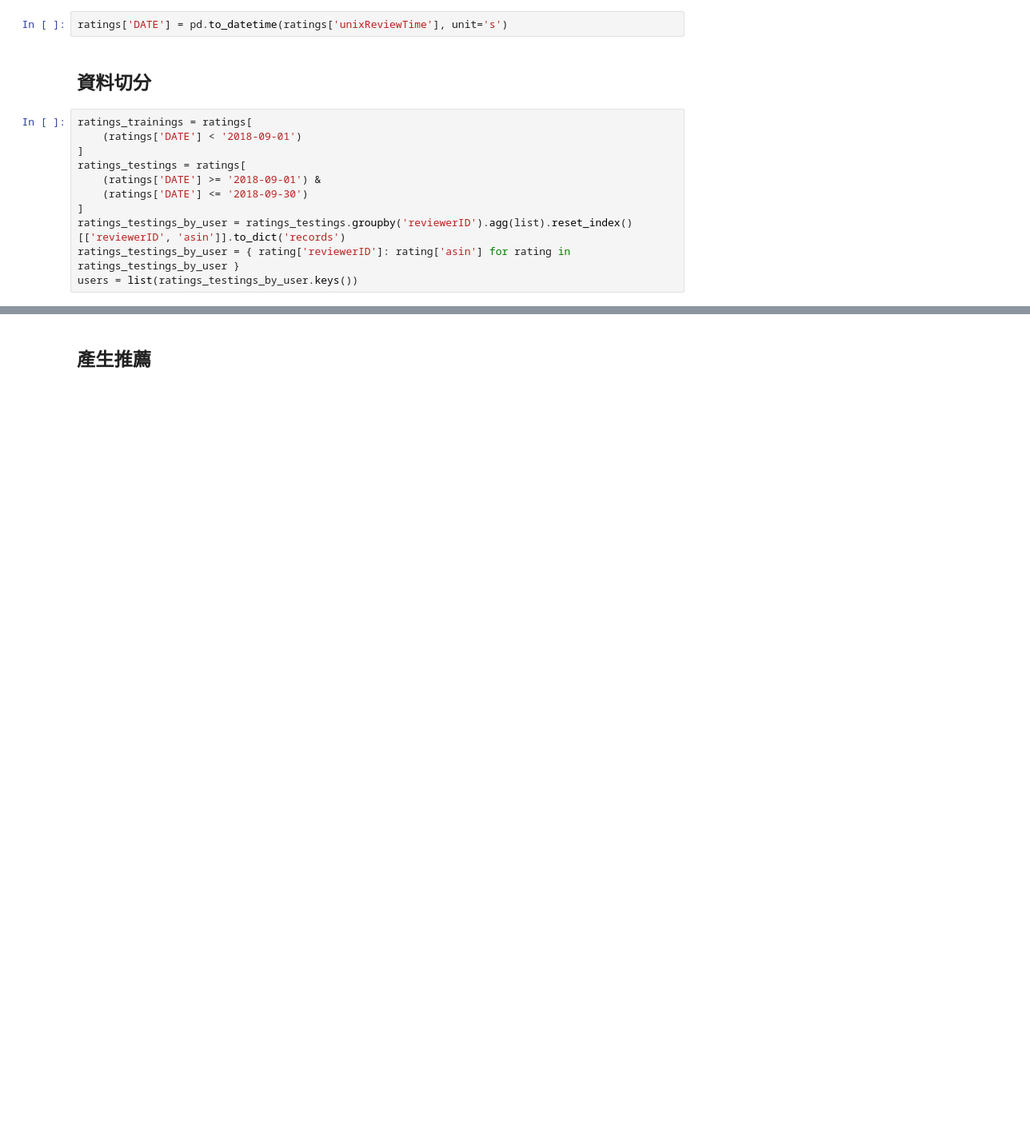
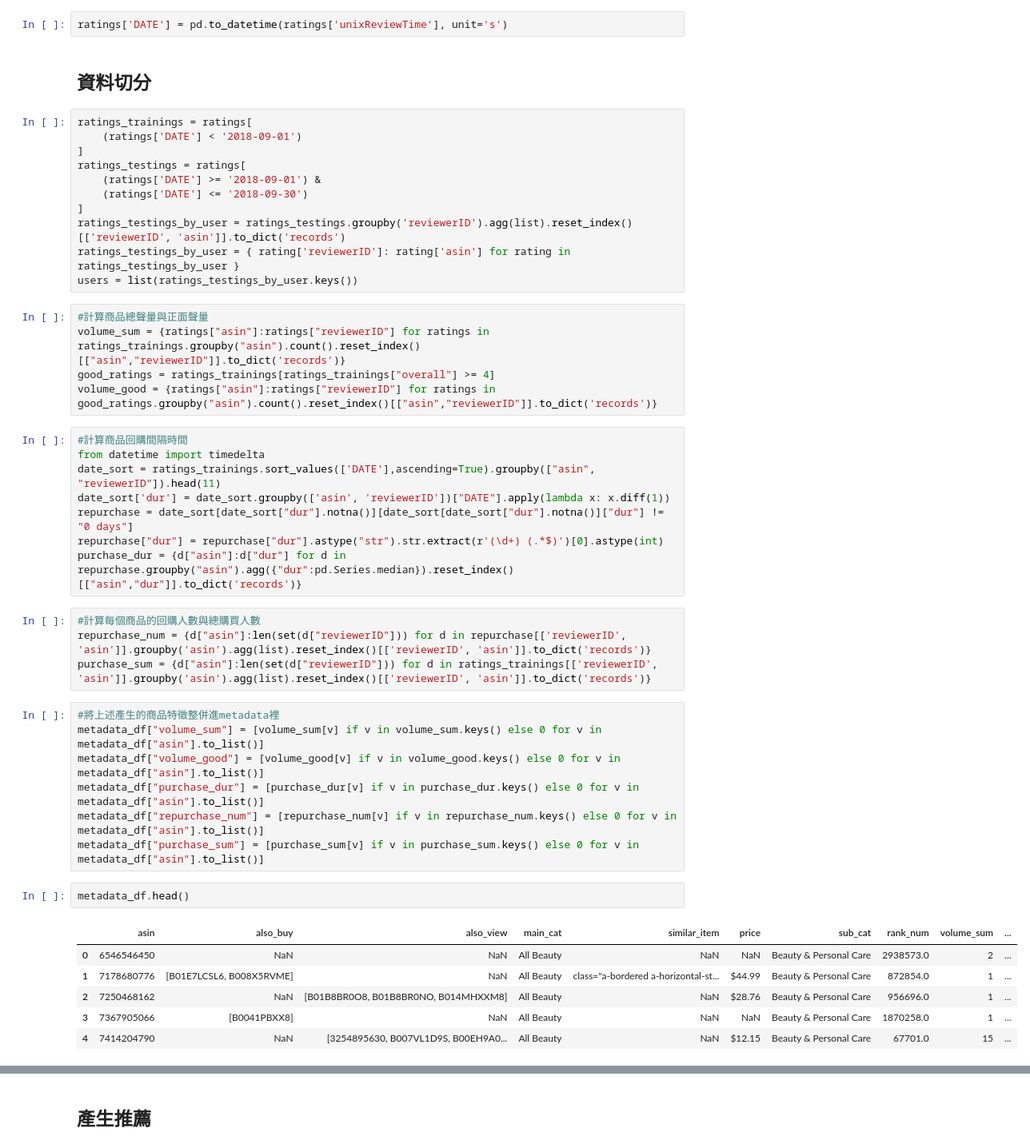
Before and after one commit to milanazhang/data-course-sample, a Jupyter notebook: sample.ipynb, the cells around one changed output, grey strips where cells are left out. Shown at 80% size. Cells and saved outputs as stored; diff of their text form; blank space fills up the shorter version.

```diff
--- a/sample.ipynb
+++ b/sample.ipynb
@@ -123,3 +107,36 @@ ratings_testings = ratings[
 ratings_testings_by_user = ratings_testings.groupby('reviewerID').agg(list).reset_index()[['reviewerID', 'asin']].to_dict('records')
 ratings_testings_by_user = { rating['reviewerID']: rating['asin'] for rating in ratings_testings_by_user }
 users = list(ratings_testings_by_user.keys())
+# %%
+#計算商品總聲量與正面聲量
+volume_sum = {ratings["asin"]:ratings["reviewerID"] for ratings in ratings_trainings.groupby("asin").count().reset_index()[["asin","reviewerID"]].to_dict('records')}
+good_ratings = ratings_trainings[ratings_trainings["overall"] >= 4]
+volume_good = {ratings["asin"]:ratings["reviewerID"] for ratings in good_ratings.groupby("asin").count().reset_index()[["asin","reviewerID"]].to_dict('records')}
+# %%
+#計算商品回購間隔時間
+from datetime import timedelta
+date_sort = ratings_trainings.sort_values(['DATE'],ascending=True).groupby(["asin", "reviewerID"]).head(11)
+date_sort['dur'] = date_sort.groupby(['asin', 'reviewerID'])["DATE"].apply(lambda x: x.diff(1))
+repurchase = date_sort[date_sort["dur"].notna()][date_sort[date_sort["dur"].notna()]["dur"] != "0 days"]
+repurchase["dur"] = repurchase["dur"].astype("str").str.extract(r'(\d+) (.*$)')[0].astype(int)
+purchase_dur = {d["asin"]:d["dur"] for d in repurchase.groupby("asin").agg({"dur":pd.Series.median}).reset_index()[["asin","dur"]].to_dict('records')}
+# %%
+#計算每個商品的回購人數與總購買人數
+repurchase_num = {d["asin"]:len(set(d["reviewerID"])) for d in repurchase[['reviewerID', 'asin']].groupby('asin').agg(list).reset_index()[['reviewerID', 'asin']].to_dict('records')}
+purchase_sum = {d["asin"]:len(set(d["reviewerID"])) for d in ratings_trainings[['reviewerID', 'asin']].groupby('asin').agg(list).reset_index()[['reviewerID', 'asin']].to_dict('records')}
+# %%
+#將上述產生的商品特徵整併進metadata裡
+metadata_df["volume_sum"] = [volume_sum[v] if v in volume_sum.keys() else 0 for v in metadata_df["asin"].to_list()]
+metadata_df["volume_good"] = [volume_good[v] if v in volume_good.keys() else 0 for v in metadata_df["asin"].to_list()]
+metadata_df["purchase_dur"] = [purchase_dur[v] if v in purchase_dur.keys() else 0 for v in metadata_df["asin"].to_list()]
+metadata_df["repurchase_num"] = [repurchase_num[v] if v in repurchase_num.keys() else 0 for v in metadata_df["asin"].to_list()]
+metadata_df["purchase_sum"] = [purchase_sum[v] if v in purchase_sum.keys() else 0 for v in metadata_df["asin"].to_list()]
+# %%
+metadata_df.head()
+# %% [output]
+|  | asin | also_buy | also_view | main_cat | similar_item | price | sub_cat | rank_num | volume_sum | ... |
+| 0 | 6546546450 | NaN | NaN | All Beauty | NaN | NaN | Beauty & Personal Care | 2938573.0 | 2 | ... |
+| 1 | 7178680776 | [B01E7LCSL6, B008X5RVME] | NaN | All Beauty | class="a-bordered a-horizontal-st... | $44.99 | Beauty & Personal Care | 872854.0 | 1 | ... |
+| 2 | 7250468162 | NaN | [B01B8BR0O8, B01B8BR0NO, B014MHXXM8] | All Beauty | NaN | $28.76 | Beauty & Personal Care | 956696.0 | 1 | ... |
+| 3 | 7367905066 | [B0041PBXX8] | NaN | All Beauty | NaN | NaN | Beauty & Personal Care | 1870258.0 | 1 | ... |
+| 4 | 7414204790 | NaN | [3254895630, B007VL1D9S, B00EH9A0... | All Beauty | NaN | $12.15 | Beauty & Personal Care | 67701.0 | 15 | ... |
```
Also changed, not shown: parts of 14 cells of this notebook.
